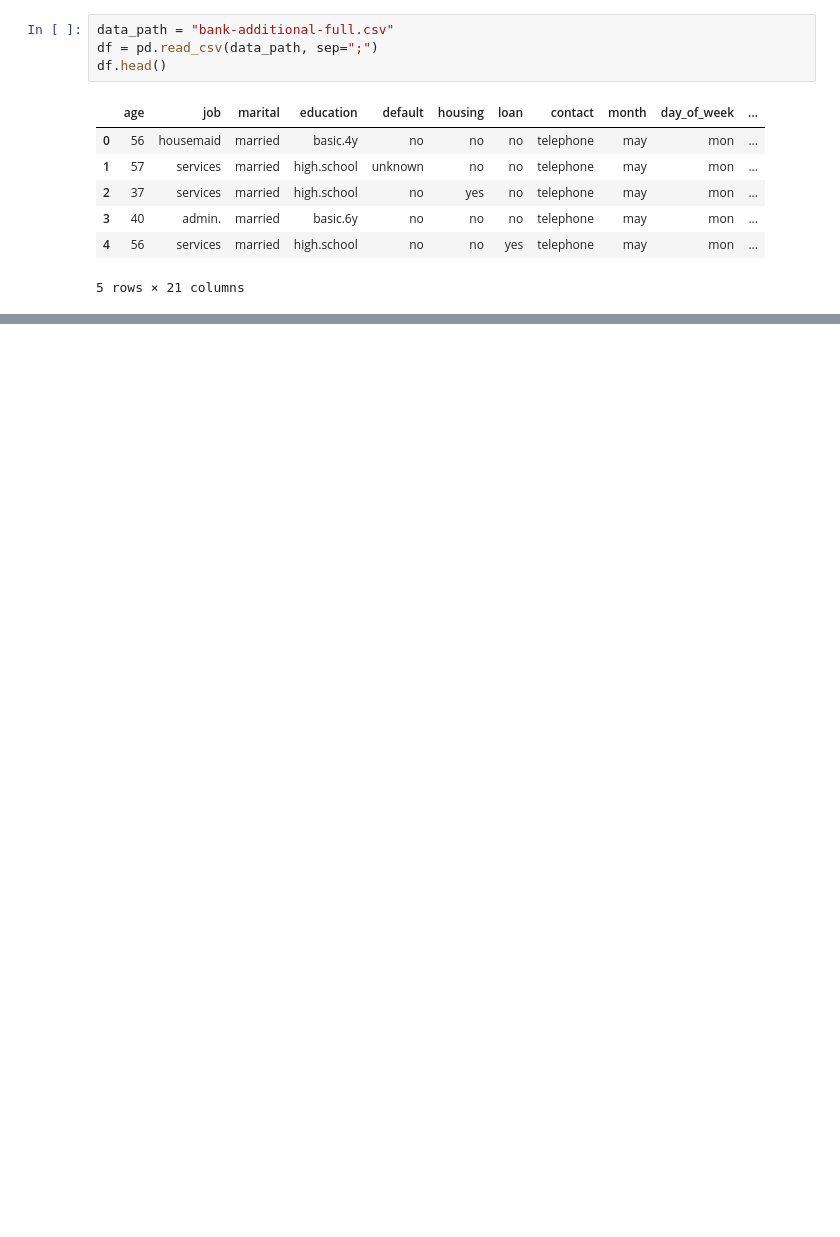
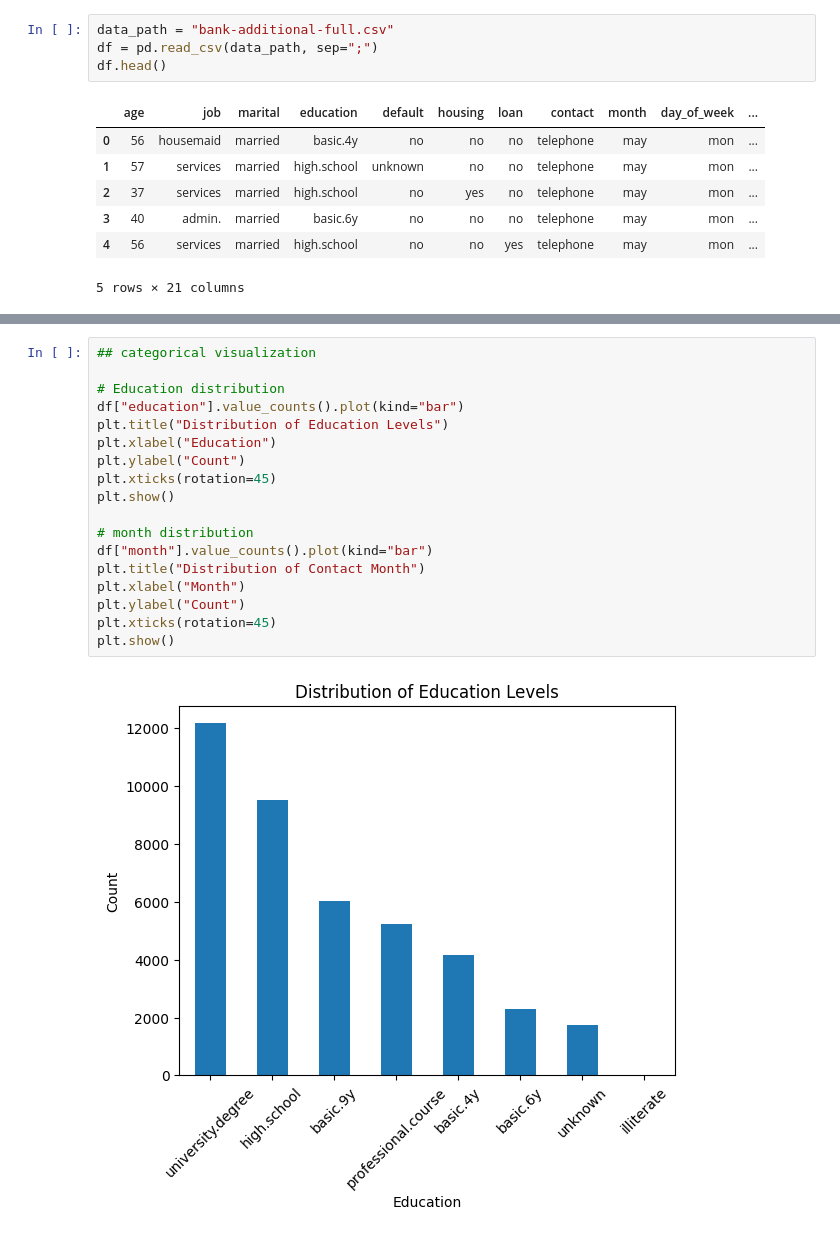
Before and after one commit to neerapatel5/ML-fundamentals-2026, a Jupyter notebook: assignment_1_neera_patel.ipynb, the cells around one changed output, grey strips where cells are left out. Cells and saved outputs as stored; diff of their text form; blank space fills up the shorter version.

```diff
--- a/assignment_1_neera_patel.ipynb
+++ b/assignment_1_neera_patel.ipynb
@@ -48,0 +139,20 @@ memory usage: 6.6+ MB
+# %%
+## categorical visualization
+
+# Education distribution
+df["education"].value_counts().plot(kind="bar")
+plt.title("Distribution of Education Levels")
+plt.xlabel("Education")
+plt.ylabel("Count")
+plt.xticks(rotation=45)
+plt.show()
+
+# month distribution
+df["month"].value_counts().plot(kind="bar")
+plt.title("Distribution of Contact Month")
+plt.xlabel("Month")
+plt.ylabel("Count")
+plt.xticks(rotation=45)
+plt.show()
+# %% [output]
+[figure, added]
```
Also changed, not shown: parts of 12 cells of this notebook.
